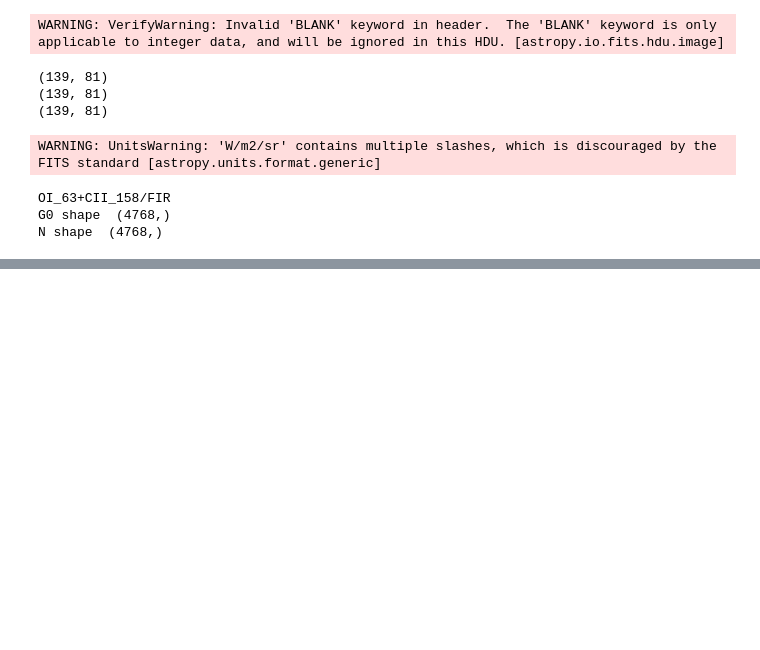
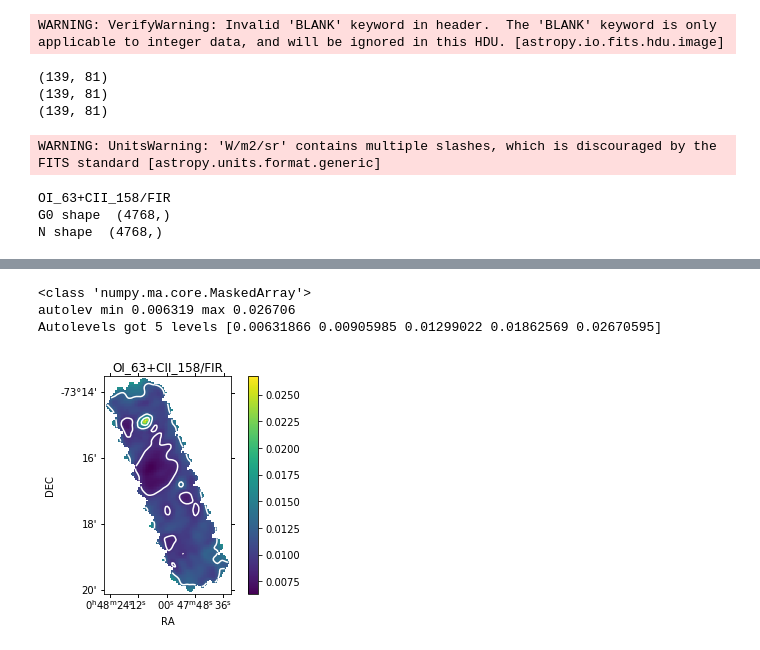
Before and after one commit to mpound/pdrttest, a Jupyter notebook: newpdrttest.ipynb, the cells around one changed output, grey strips where cells are left out. Saved outputs shown, nothing was run; the diff lists cells and outputs as text; code cells hidden in the pictures; blank space fills up the shorter version.

```diff
--- a/newpdrttest.ipynb
+++ b/newpdrttest.ipynb
@@ -81 +111,8 @@ plt.colorbar()
+# %%
+pp.observedratio('OI_63+CII_158/FIR',contours=True,image=True)
+# %% [output]
+<class 'numpy.ma.core.MaskedArray'>
+autolev min 0.006319 max 0.026706
+Autolevels got 5 levels [0.00631866 0.00905985 0.01299022 0.01862569 0.02670595]
+[figure, added]
 # %%
```
Also changed, not shown: parts of 14 cells of this notebook.
